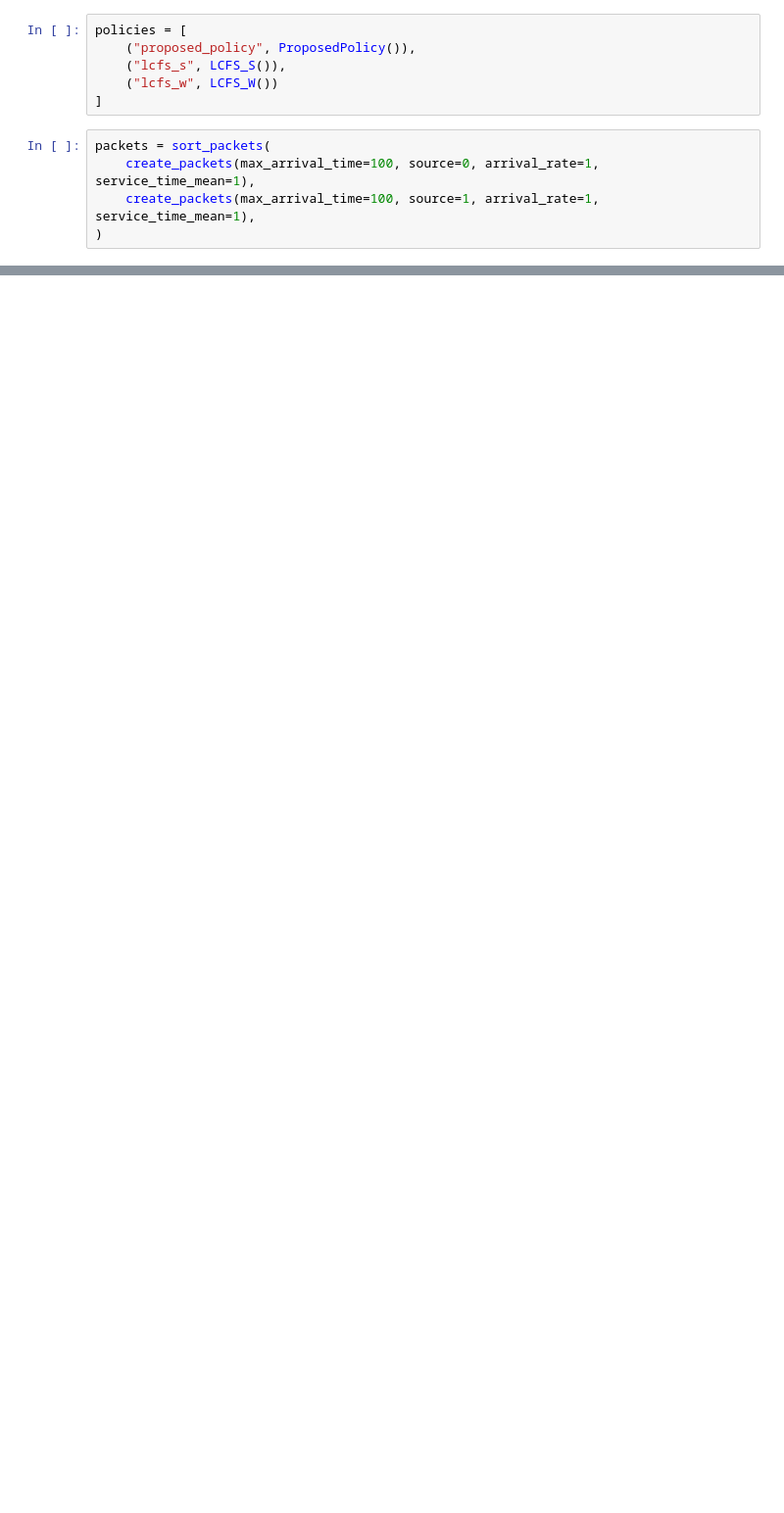
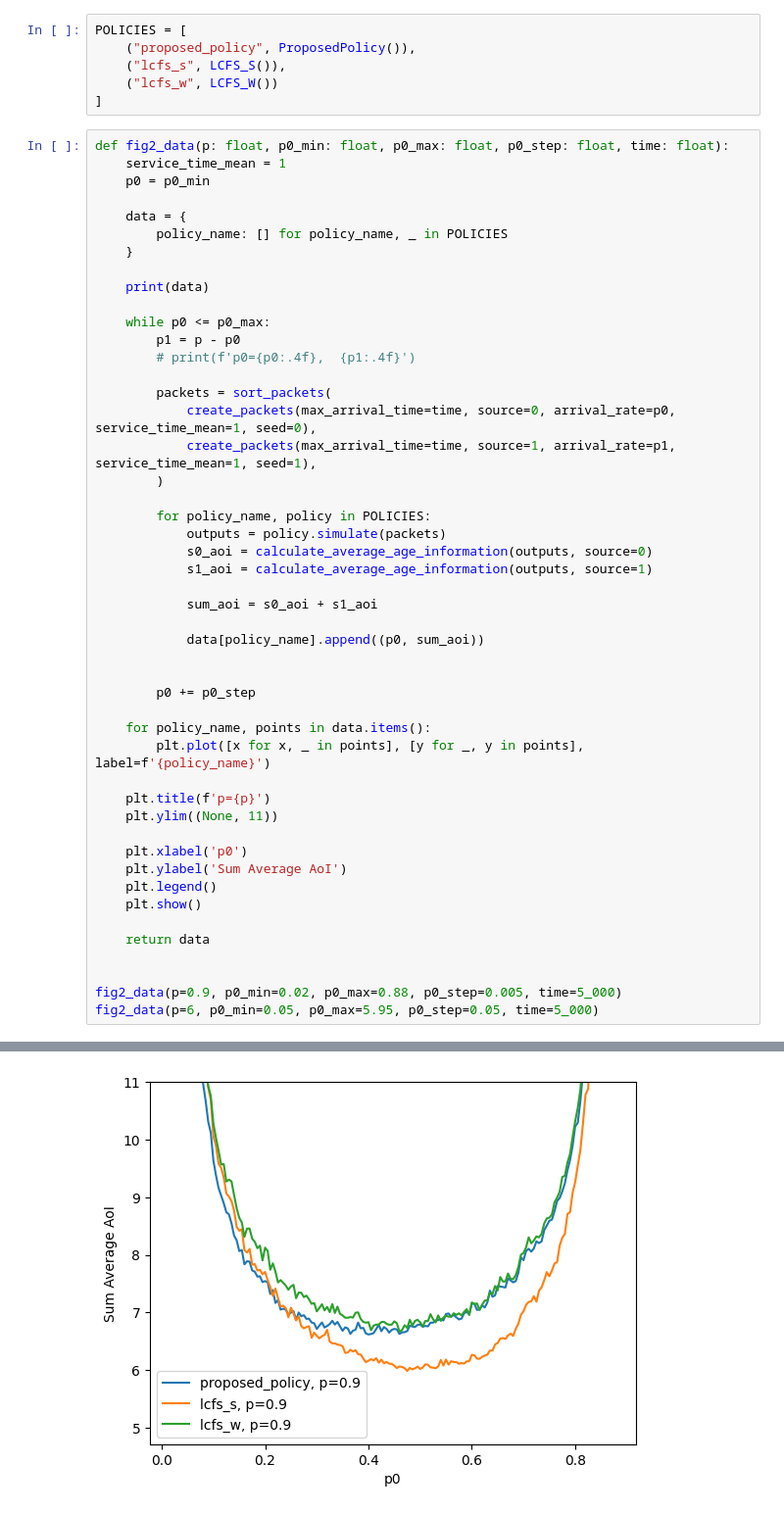
Before and after one commit to Amani-blip/Avg-Age-of-Info, a Jupyter notebook: main.ipynb, the cells around one changed output, grey strips where cells are left out. Shown at 98% size. Drawn from its saved outputs; the diff is of its cells as text; blank space fills up the shorter version.

```diff
--- a/main.ipynb
+++ b/main.ipynb
@@ -3,11 +6,55 @@ from main import create_packets, sort_packets, Packet, PacketOutput, LCFS_S, LCF
 # %%
-policies = [
+POLICIES = [
     ("proposed_policy", ProposedPolicy()),
     ("lcfs_s", LCFS_S()),
     ("lcfs_w", LCFS_W())
 ]
 # %%
-packets = sort_packets(
-    create_packets(max_arrival_time=100, source=0, arrival_rate=1, service_time_mean=1),
-    create_packets(max_arrival_time=100, source=1, arrival_rate=1, service_time_mean=1),
-)
+def fig2_data(p: float, p0_min: float, p0_max: float, p0_step: float, time: float):
+    service_time_mean = 1
+    p0 = p0_min
+
+    data = {
+        policy_name: [] for policy_name, _ in POLICIES
+    }
+
+    print(data)
+
+    while p0 <= p0_max:
+        p1 = p - p0
+        # print(f'p0={p0:.4f},  {p1:.4f}')
+
+        packets = sort_packets(
+            create_packets(max_arrival_time=time, source=0, arrival_rate=p0, service_time_mean=1, seed=0),
+            create_packets(max_arrival_time=time, source=1, arrival_rate=p1, service_time_mean=1, seed=1),
+        )
+
+        for policy_name, policy in POLICIES:
+            outputs = policy.simulate(packets)
+            s0_aoi = calculate_average_age_information(outputs, source=0)
+            s1_aoi = calculate_average_age_information(outputs, source=1)
+
+            sum_aoi = s0_aoi + s1_aoi
+
+            data[policy_name].append((p0, sum_aoi))
+
+
+        p0 += p0_step
+
+    for policy_name, points in data.items():
+        plt.plot([x for x, _ in points], [y for _, y in points], label=f'{policy_name}')
+
+    plt.title(f'p={p}')
+    plt.ylim((None, 11))
+
+    plt.xlabel('p0')
+    plt.ylabel('Sum Average AoI')
+    plt.legend()
+    plt.show()
+
+    return data
+
+
+fig2_data(p=0.9, p0_min=0.02, p0_max=0.88, p0_step=0.005, time=5_000)
+fig2_data(p=6, p0_min=0.05, p0_max=5.95, p0_step=0.05, time=5_000)
+# %% [output]
@@ -13,0 +62 @@ packets = sort_packets(
+[figure, added]
```
Also changed, not shown: parts of 8 cells of this notebook, 2 other files.
